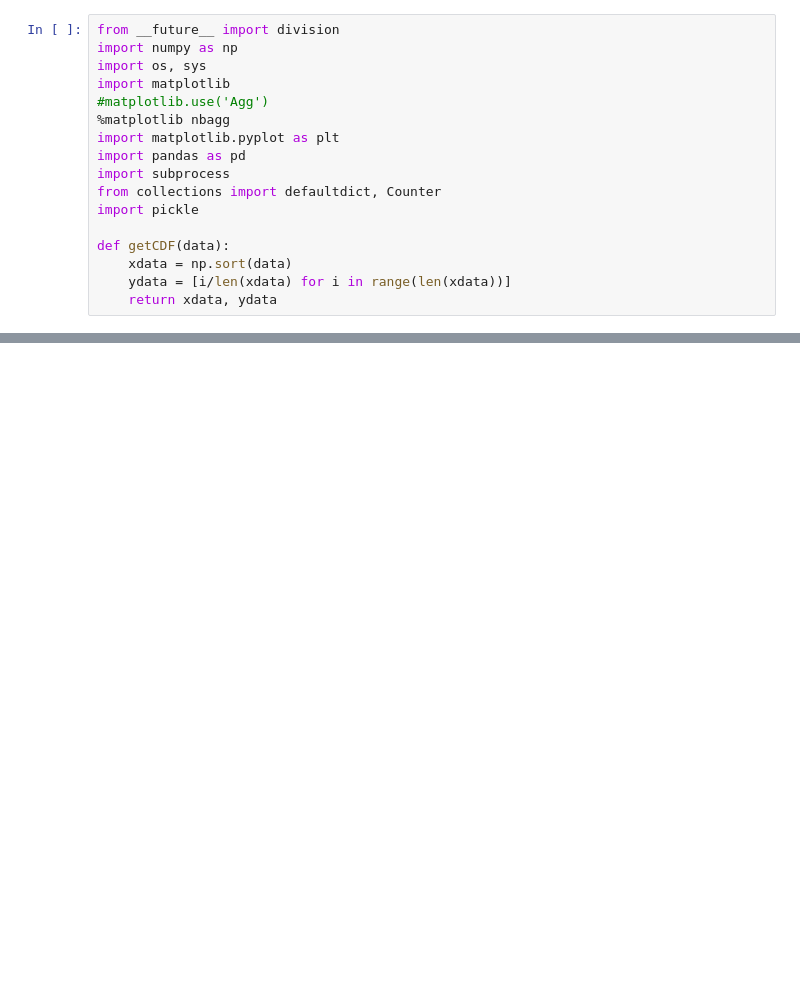
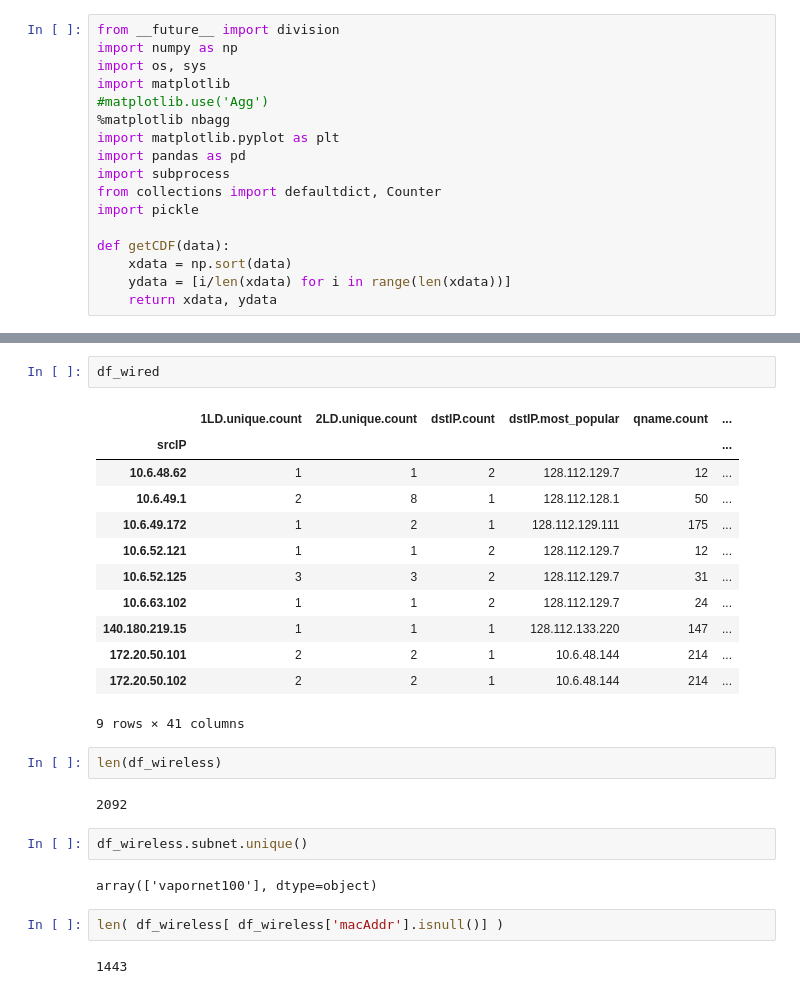
Before and after one commit to shahifaqeer/oit-dns, a Jupyter notebook: feature_extraction/ML-features-analysis.ipynb, the cells around one changed output, grey strips where cells are left out. Cells and saved outputs as stored; diff of their text form; blank space fills up the shorter version.

```diff
--- a/feature_extraction/ML-features-analysis.ipynb
+++ b/feature_extraction/ML-features-analysis.ipynb
@@ -48,0 +313,27 @@ pd.read_csv('../data/hostdb.csv',
+# %%
+df_wired
+# %% [output]
+|  | 1LD.unique.count | 2LD.unique.count | dstIP.count | dstIP.most_popular | qname.count | ... |
+| srcIP |  |  |  |  |  | ... |
+| 10.6.48.62 | 1 | 1 | 2 | 128.112.129.7 | 12 | ... |
+| 10.6.49.1 | 2 | 8 | 1 | 128.112.128.1 | 50 | ... |
+| 10.6.49.172 | 1 | 2 | 1 | 128.112.129.111 | 175 | ... |
+| 10.6.52.121 | 1 | 1 | 2 | 128.112.129.7 | 12 | ... |
+| 10.6.52.125 | 3 | 3 | 2 | 128.112.129.7 | 31 | ... |
+| 10.6.63.102 | 1 | 1 | 2 | 128.112.129.7 | 24 | ... |
+| 140.180.219.15 | 1 | 1 | 1 | 128.112.133.220 | 147 | ... |
+| 172.20.50.101 | 2 | 2 | 1 | 10.6.48.144 | 214 | ... |
+| 172.20.50.102 | 2 | 2 | 1 | 10.6.48.144 | 214 | ... |
+9 rows × 41 columns
+# %%
+len(df_wireless)
+# %% [output]
+2092
+# %%
+df_wireless.subnet.unique()
+# %% [output]
+array(['vapornet100'], dtype=object)
+# %%
+len( df_wireless[ df_wireless['macAddr'].isnull()] )
+# %% [output]
+1443
```
Also changed, not shown: parts of 44 cells of this notebook.
